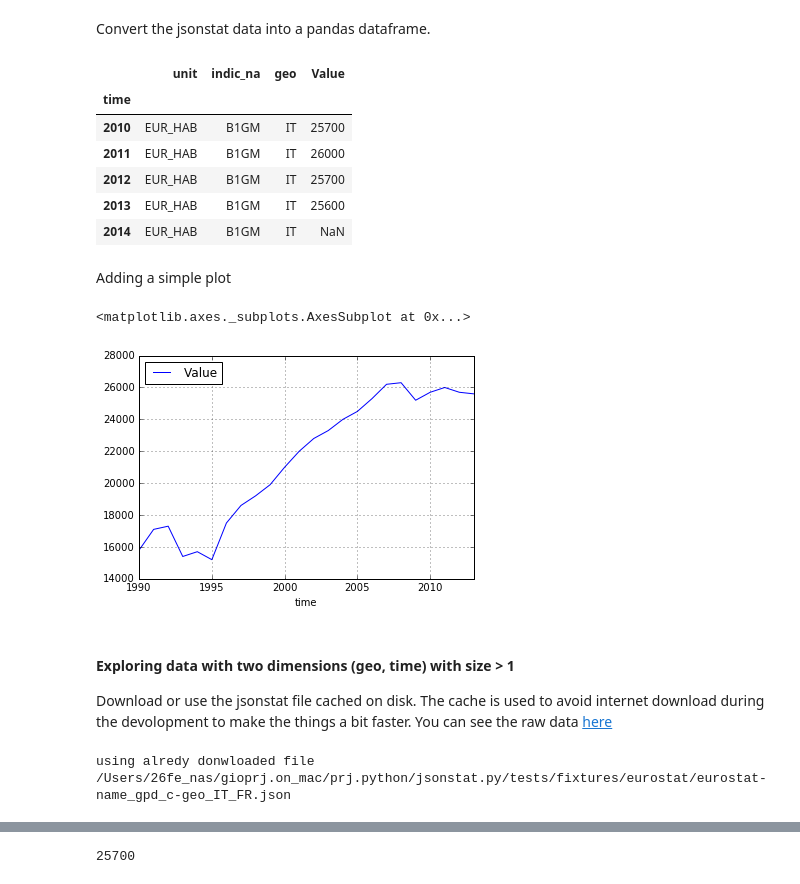
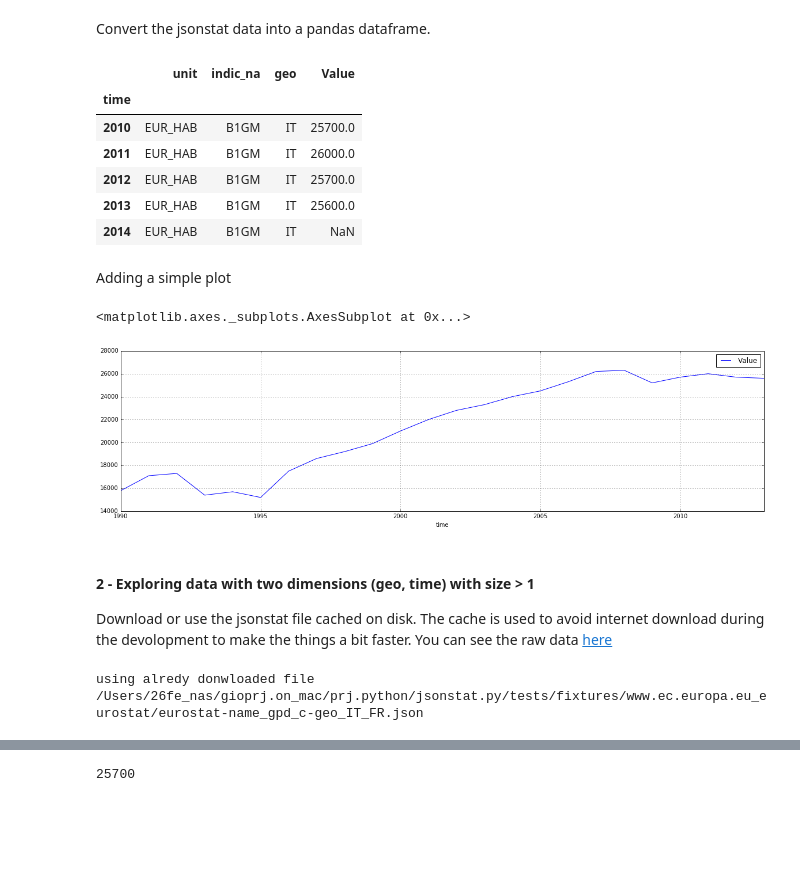
Before and after one commit to 26fe/jsonstat.py, a Jupyter notebook: examples-notebooks/eurostat.ipynb, the cells around one changed output, grey strips where cells are left out. Drawn from its saved outputs; the diff is of its cells as text; code cells hidden in the pictures; blank space fills up the shorter version.

```diff
--- a/examples-notebooks/eurostat.ipynb
+++ b/examples-notebooks/eurostat.ipynb
@@ -24,9 +22,9 @@ You can see the raw data [here](http://ec.europa.eu/eurostat/wdds/rest/data/v1.1
 url_1 = 'http://ec.europa.eu/eurostat/wdds/rest/data/v1.1/json/en/nama_gdp_c?precision=1&geo=IT&unit=EUR_HAB&indic_na=B1GM'
 file_name_1 = "eurostat-name_gpd_c-geo_IT.json"
 
-file_path_1 = os.path.abspath(os.path.join("..", "tests", "fixtures", "eurostat", file_name_1))
+file_path_1 = os.path.abspath(os.path.join("..", "tests", "fixtures", "www.ec.europa.eu_eurostat", file_name_1))
 if os.path.exists(file_path_1):
-    print("using alredy donwloaded file {}".format(file_path_1))
+    print("using already donwloaded file {}".format(file_path_1))
 else:
     print("download file")
     jsonstat.download(url_1, file_name_1)
@@ -91,28 +76,28 @@ df_1.tail()
 # %% [output]
 |  | unit | indic_na | geo | Value |
 | time |  |  |  |  |
-| 2010 | EUR_HAB | B1GM | IT | 25700 |
-| 2011 | EUR_HAB | B1GM | IT | 26000 |
-| 2012 | EUR_HAB | B1GM | IT | 25700 |
-| 2013 | EUR_HAB | B1GM | IT | 25600 |
+| 2010 | EUR_HAB | B1GM | IT | 25700.0 |
+| 2011 | EUR_HAB | B1GM | IT | 26000.0 |
+| 2012 | EUR_HAB | B1GM | IT | 25700.0 |
+| 2013 | EUR_HAB | B1GM | IT | 25600.0 |
 | 2014 | EUR_HAB | B1GM | IT | NaN |
 # %% [markdown]
 Adding a simple plot
 # %%
 df_1 = df_1.dropna() # remove rows with NaN values
-df_1.plot(grid=True)
+df_1.plot(grid=True, figsize=(20,5))
 # %% [output]
 <matplotlib.axes._subplots.AxesSubplot at 0x...>
-[figure, old version]
+[figure, new version]
 # %% [markdown]
-#### Exploring data with two dimensions (geo, time) with size > 1
+#### 2 - Exploring data with two dimensions (geo, time) with size > 1
 Download or use the jsonstat file cached on disk. The cache is used to avoid internet download during the devolopment to make the things a bit faster.
 You can see the raw data [here](http://ec.europa.eu/eurostat/wdds/rest/data/v1.1/json/en/nama_gdp_c?precision=1&geo=IT&geo=FR&unit=EUR_HAB&indic_na=B1GM)
 # %%
 url_2 = 'http://ec.europa.eu/eurostat/wdds/rest/data/v1.1/json/en/nama_gdp_c?precision=1&geo=IT&geo=FR&unit=EUR_HAB&indic_na=B1GM'
 file_name_2 = "eurostat-name_gpd_c-geo_IT_FR.json"
 
-file_path_2 = os.path.abspath(os.path.join("..", "tests", "fixtures", "eurostat", file_name_2))
+file_path_2 = os.path.abspath(os.path.join("..", "tests", "fixtures", "www.ec.europa.eu_eurostat", file_name_2))
 if os.path.exists(file_path_2):
     print("using alredy donwloaded file {}".format(file_path_2))
 else:
@@ -120,7 +105,7 @@ else:
     jsonstat.download(url, file_name_2)
     file_path_2 = file_name_2
 # %% [output]
-using alredy donwloaded file /Users/26fe_nas/gioprj.on_mac/prj.python/jsonstat.py/tests/fixtures/eurostat/eurostat-name_gpd_c-geo_IT_FR.json
+using alredy donwloaded file /Users/26fe_nas/gioprj.on_mac/prj.python/jsonstat.py/tests/fixtures/www.ec.europa.eu_eurostat/eurostat-name_gpd_c-geo_IT_FR.json
 # %%
 collection_2 = jsonstat.from_file(file_path_2)
 nama_gdp_c_2 = collection_2.dataset('nama_gdp_c')
```
Also changed, not shown: parts of 12 cells of this notebook, 2 other files.
